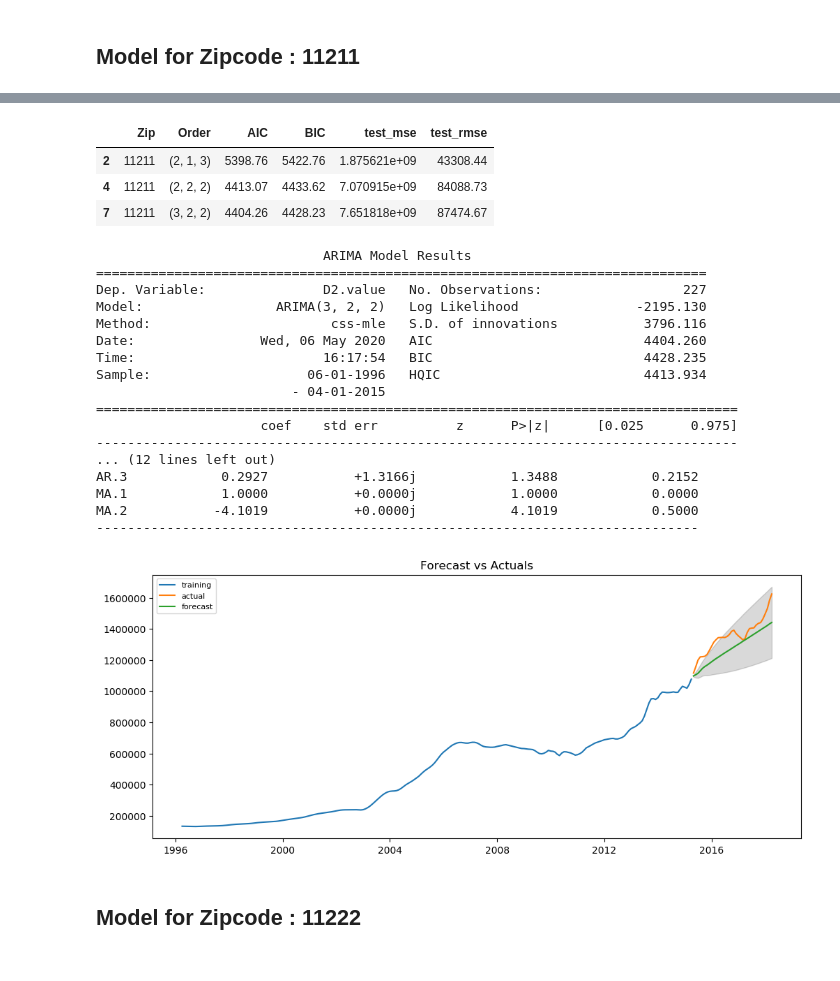
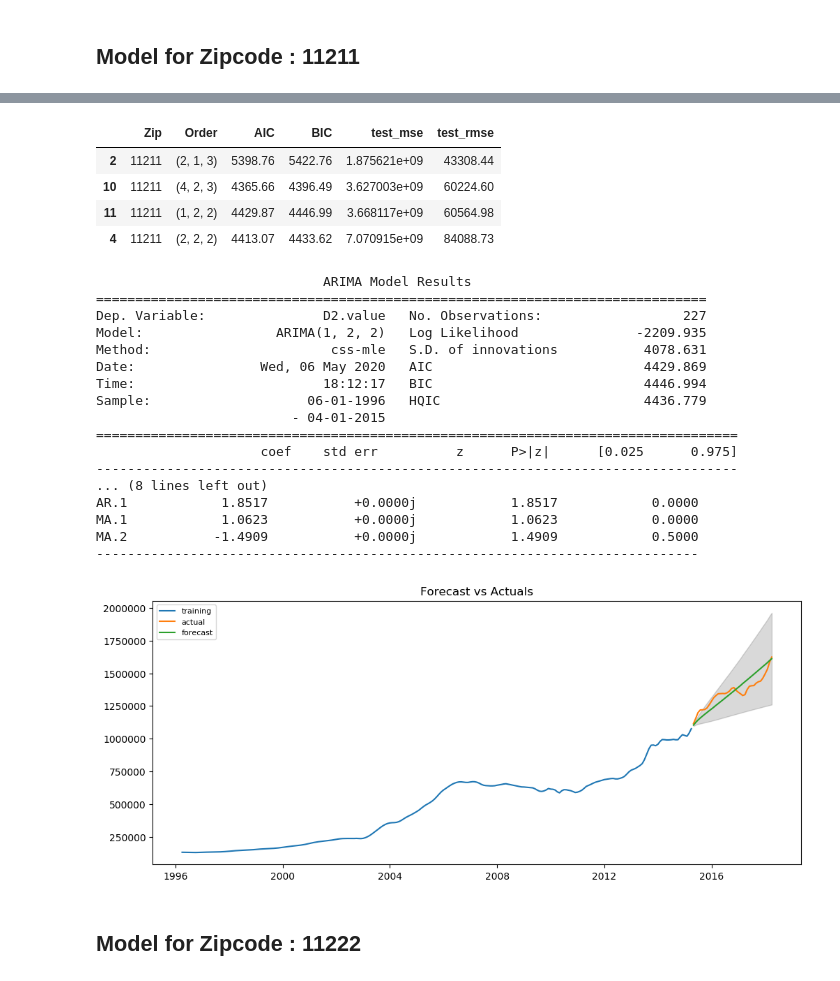
Before and after one commit to mcerow/TriState_Glory, a Jupyter notebook: NY.ipynb, the cells around one changed output, grey strips where cells are left out. Drawn from its saved outputs; the diff is of its cells as text; code cells hidden in the pictures.

Commit message:
final model

```diff
--- a/NY.ipynb
+++ b/NY.ipynb
@@ -583,31 +591,32 @@ first_zipcode.sort_values('AIC', axis=0, ascending=True)[:3]
 # %%
-first_zipcode.sort_values('test_rmse', axis=0, ascending=True)[:3]
+first_zipcode.sort_values('test_rmse', axis=0, ascending=True)[:4]
 # %% [output]
 |  | Zip | Order | AIC | BIC | test_mse | test_rmse |
 | 2 | 11211 | (2, 1, 3) | 5398.76 | 5422.76 | 1.875621e+09 | 43308.44 |
+| 10 | 11211 | (4, 2, 3) | 4365.66 | 4396.49 | 3.627003e+09 | 60224.60 |
+| 11 | 11211 | (1, 2, 2) | 4429.87 | 4446.99 | 3.668117e+09 | 60564.98 |
 | 4 | 11211 | (2, 2, 2) | 4413.07 | 4433.62 | 7.070915e+09 | 84088.73 |
-| 7 | 11211 | (3, 2, 2) | 4404.26 | 4428.23 | 7.651818e+09 | 87474.67 |
 # %%
-best_model(first, order=(3, 2, 2))
+best_model(first, order=(1, 2, 2))
 # %% [output]
                              ARIMA Model Results
 ==============================================================================
 Dep. Variable:               D2.value   No. Observations:                  227
-Model:                 ARIMA(3, 2, 2)   Log Likelihood               -2195.130
-Method:                       css-mle   S.D. of innovations           3796.116
-Date:                Wed, 06 May 2020   AIC                           4404.260
-Time:                        16:17:54   BIC                           4428.235
-Sample:                    06-01-1996   HQIC                          4413.934
+Model:                 ARIMA(1, 2, 2)   Log Likelihood               -2209.935
+Method:                       css-mle   S.D. of innovations           4078.631
+Date:                Wed, 06 May 2020   AIC                           4429.869
+Time:                        18:12:17   BIC                           4446.994
+Sample:                    06-01-1996   HQIC                          4436.779
                          - 04-01-2015
 ==================================================================================
                      coef    std err          z      P>|z|      [0.025      0.975]
 ----------------------------------------------------------------------------------
-... (12 lines left out)
-AR.3            0.2927           +1.3166j            1.3488            0.2152
-MA.1            1.0000           +0.0000j            1.0000            0.0000
-MA.2           -4.1019           +0.0000j            4.1019            0.5000
+... (8 lines left out)
+AR.1            1.8517           +0.0000j            1.8517            0.0000
+MA.1            1.0623           +0.0000j            1.0623            0.0000
+MA.2           -1.4909           +0.0000j            1.4909            0.5000
 -----------------------------------------------------------------------------
-[figure, old version]
+[figure, new version]
 # %% [markdown]
 ## Model for Zipcode : 11222
 # %%
```
Also changed, not shown: parts of 12 cells of this notebook.
